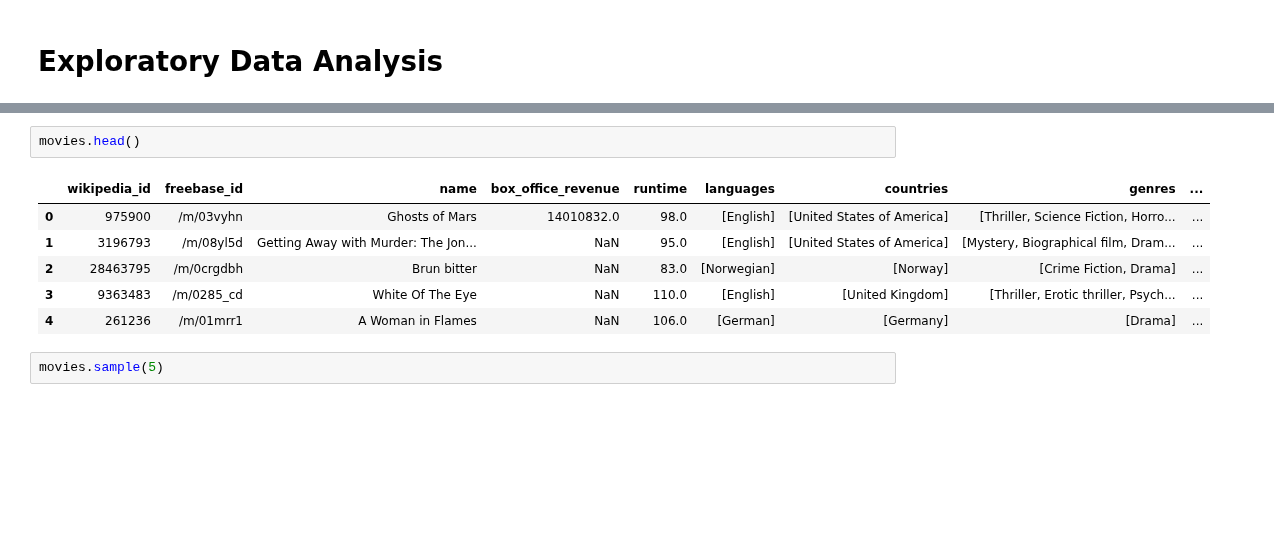
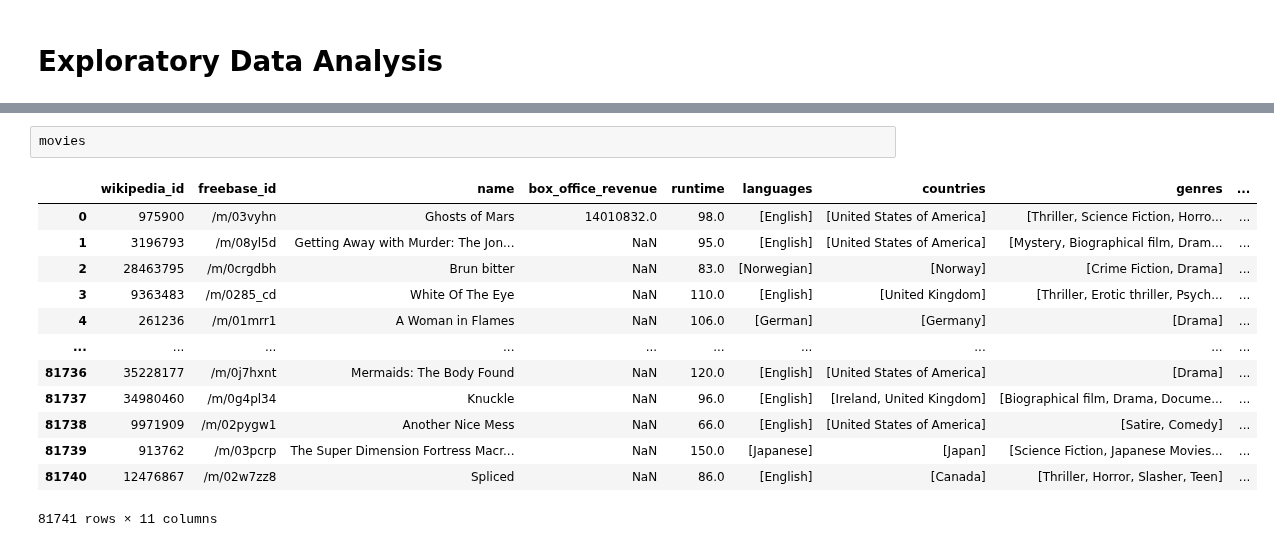
Before and after one commit to epfl-ada/ada-2022-project-theadaholics, a Jupyter notebook: main.ipynb, the cells around one changed output, grey strips where cells are left out. Drawn from its saved outputs; the diff is of its cells as text; blank space fills up the shorter version.

```diff
--- a/main.ipynb
+++ b/main.ipynb
@@ -178,11 +321,16 @@ dtype: object
 # %%
-movies.head()
+movies
 # %% [output]
 |  | wikipedia_id | freebase_id | name | box_office_revenue | runtime | languages | countries | genres | ... |
 | 0 | 975900 | /m/03vyhn | Ghosts of Mars | 14010832.0 | 98.0 | [English] | [United States of America] | [Thriller, Science Fiction, Horro... | ... |
 | 1 | 3196793 | /m/08yl5d | Getting Away with Murder: The Jon... | NaN | 95.0 | [English] | [United States of America] | [Mystery, Biographical film, Dram... | ... |
 | 2 | 28463795 | /m/0crgdbh | Brun bitter | NaN | 83.0 | [Norwegian] | [Norway] | [Crime Fiction, Drama] | ... |
 | 3 | 9363483 | /m/0285_cd | White Of The Eye | NaN | 110.0 | [English] | [United Kingdom] | [Thriller, Erotic thriller, Psych... | ... |
 | 4 | 261236 | /m/01mrr1 | A Woman in Flames | NaN | 106.0 | [German] | [Germany] | [Drama] | ... |
+| ... | ... | ... | ... | ... | ... | ... | ... | ... | ... |
+| 81736 | 35228177 | /m/0j7hxnt | Mermaids: The Body Found | NaN | 120.0 | [English] | [United States of America] | [Drama] | ... |
+| 81737 | 34980460 | /m/0g4pl34 | Knuckle | NaN | 96.0 | [English] | [Ireland, United Kingdom] | [Biographical film, Drama, Docume... | ... |
+| 81738 | 9971909 | /m/02pygw1 | Another Nice Mess | NaN | 66.0 | [English] | [United States of America] | [Satire, Comedy] | ... |
+| 81739 | 913762 | /m/03pcrp | The Super Dimension Fortress Macr... | NaN | 150.0 | [Japanese] | [Japan] | [Science Fiction, Japanese Movies... | ... |
+| 81740 | 12476867 | /m/02w7zz8 | Spliced | NaN | 86.0 | [English] | [Canada] | [Thriller, Horror, Slasher, Teen] | ... |
+81741 rows × 11 columns
-# %%
-movies.sample(5)
```
Also changed, not shown: parts of 27 cells of this notebook, 1 other file.
